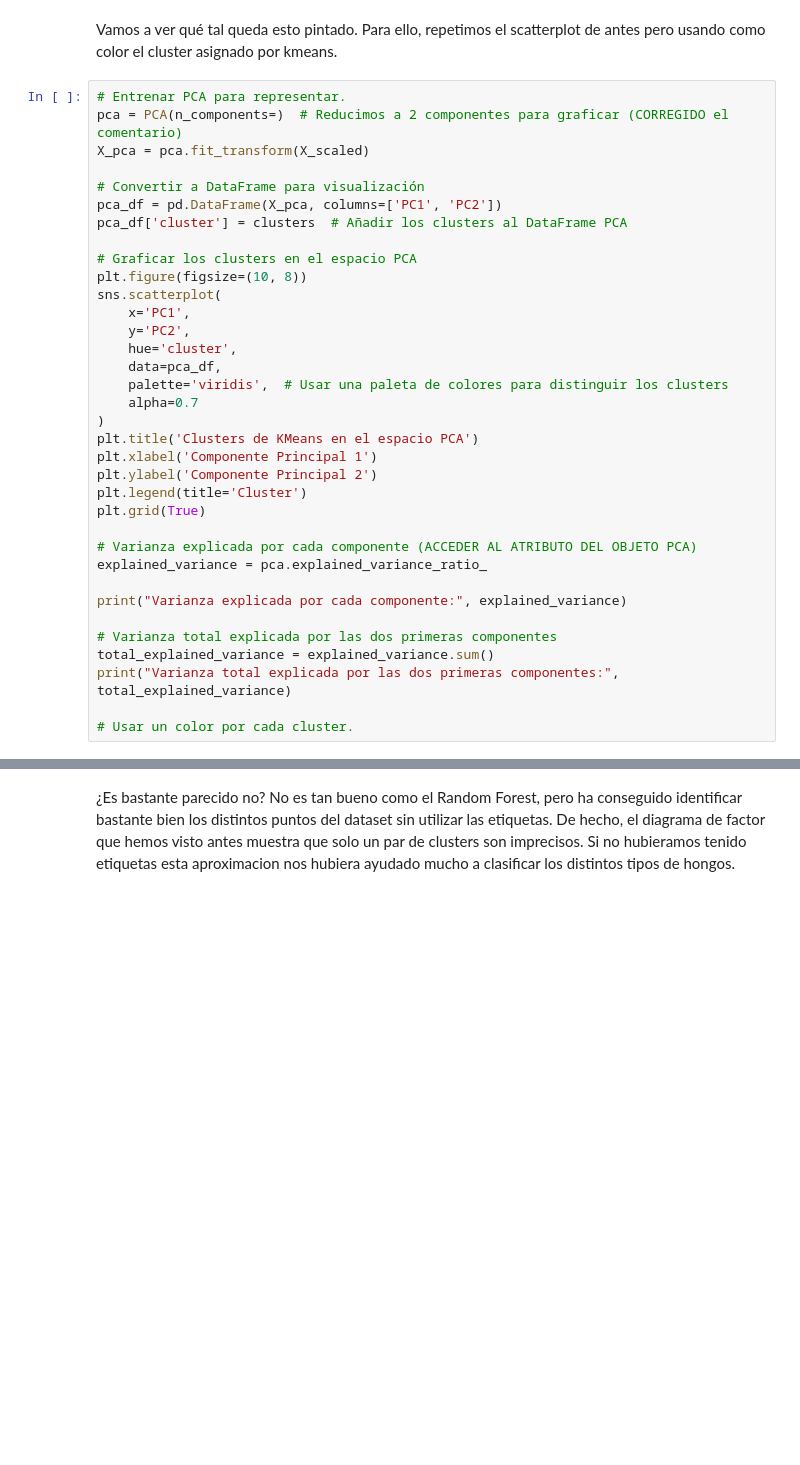
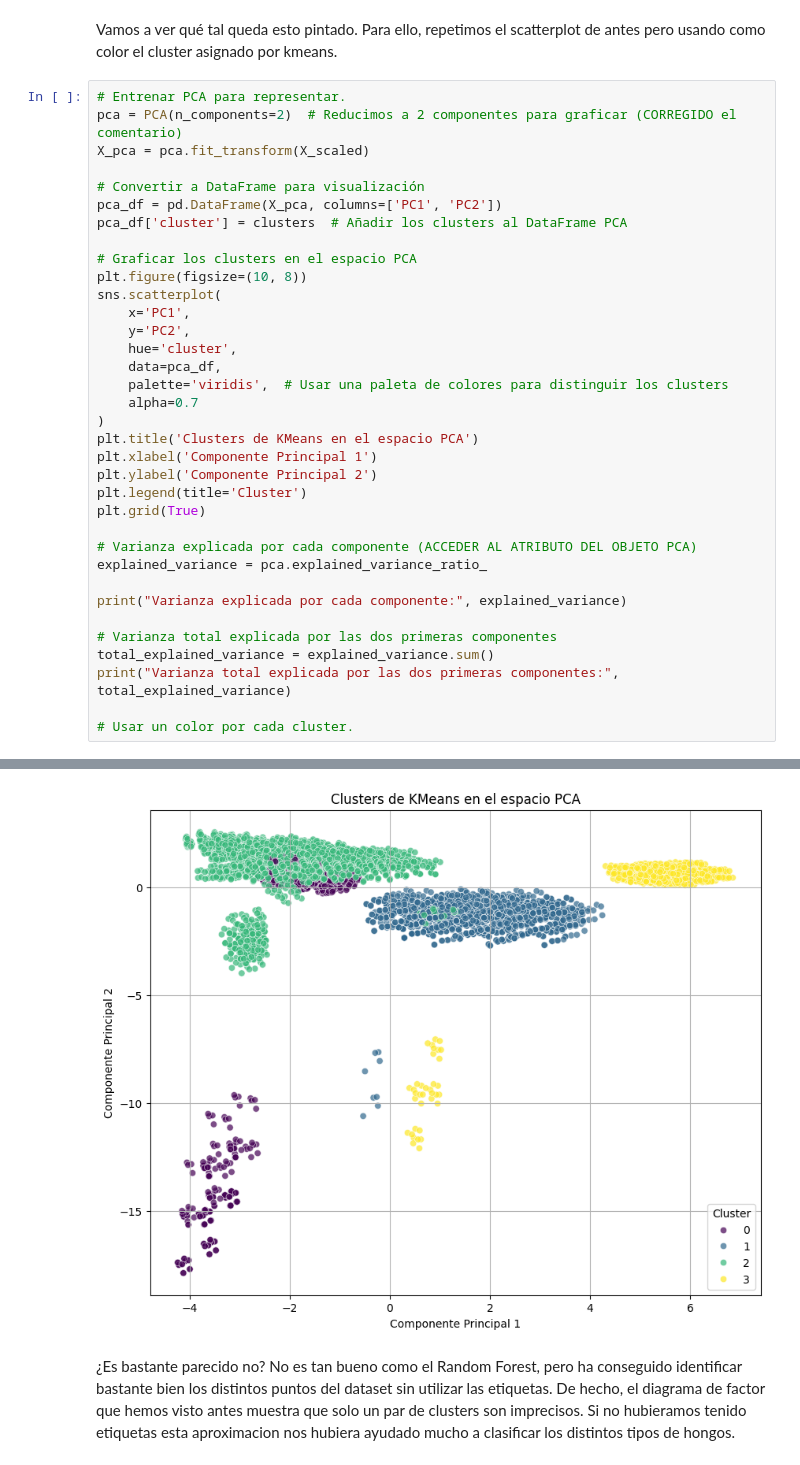
Before and after one commit to mr-melenas/unsupervised-ml-mushroom, a Jupyter notebook: workshop-clustering-pca.ipynb, the cells around one changed output, grey strips where cells are left out. Drawn from its saved outputs; the diff is of its cells as text; blank space fills up the shorter version.

```diff
--- a/workshop-clustering-pca.ipynb
+++ b/workshop-clustering-pca.ipynb
@@ -454,7 +454,7 @@ plt.show()
 Vamos a ver qué tal queda esto pintado. Para ello, repetimos el scatterplot de antes pero usando como color el cluster asignado por kmeans.
 # %%
 # Entrenar PCA para representar.
-pca = PCA(n_components=)  # Reducimos a 2 componentes para graficar (CORREGIDO el comentario)
+pca = PCA(n_components=2)  # Reducimos a 2 componentes para graficar (CORREGIDO el comentario)
 X_pca = pca.fit_transform(X_scaled)
 
 # Convertir a DataFrame para visualización
@@ -492,2 +493,3 @@ ValueError: Shape of passed values is (8124, 10), indices imply (8124, 2)
+[figure, added]
 # %% [markdown]
 ¿Es bastante parecido no? No es tan bueno como el Random Forest, pero ha conseguido identificar bastante bien los distintos puntos del dataset sin utilizar las etiquetas. De hecho, el diagrama de factor que hemos visto antes muestra que solo un par de clusters son imprecisos. Si no hubieramos tenido etiquetas esta aproximacion nos hubiera ayudado mucho a clasificar los distintos tipos de hongos.
```
Also changed, not shown: parts of 1 cell of this notebook.
